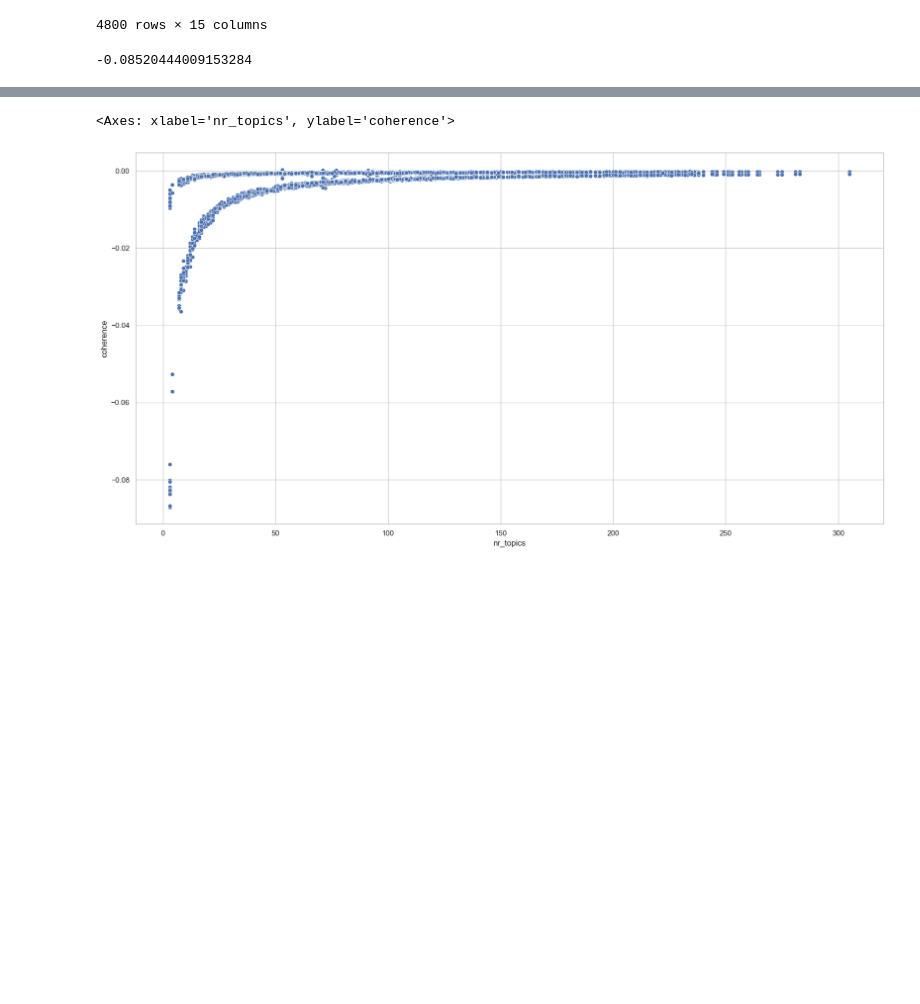
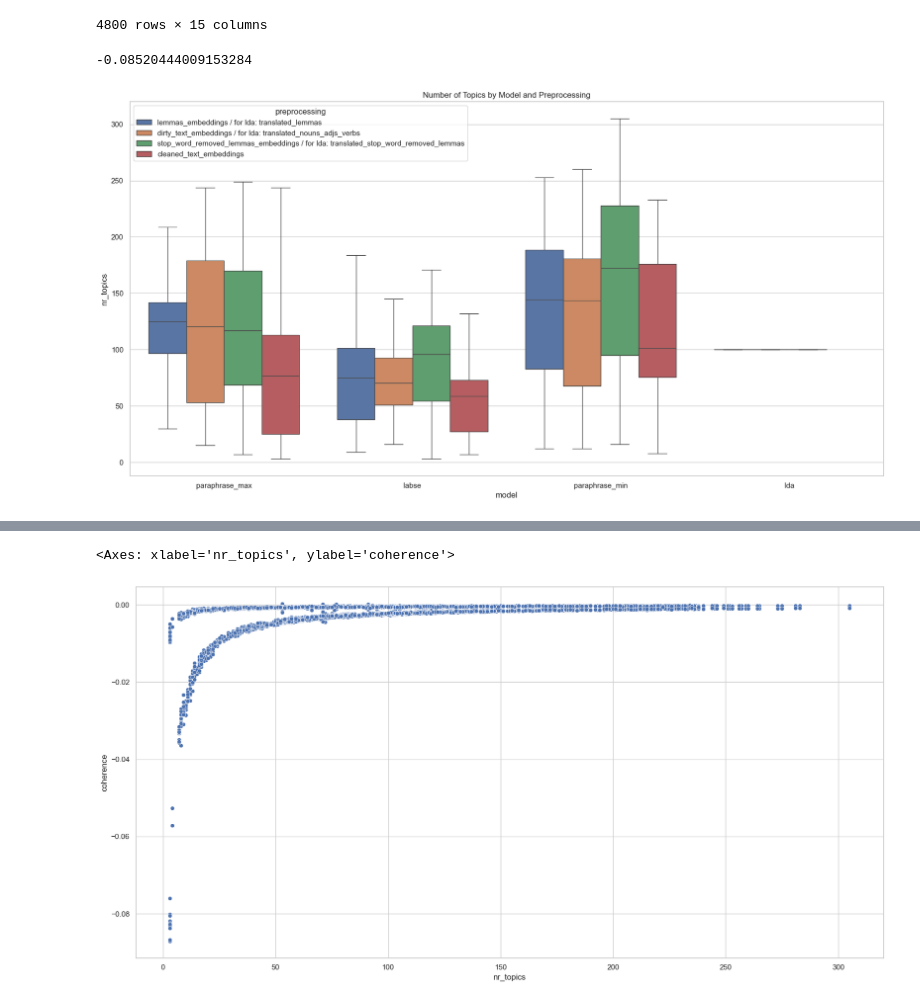
Before and after one commit to Freshpinguin/TopicAnalysisRUWTweets, a Jupyter notebook: 14TranslatedMetricsEval.ipynb, the cells around one changed output, grey strips where cells are left out. Saved outputs shown, nothing was run; the diff lists cells and outputs as text; code cells hidden in the pictures; blank space fills up the shorter version.

```diff
--- a/14TranslatedMetricsEval.ipynb
+++ b/14TranslatedMetricsEval.ipynb
@@ -103,6 +148,45 @@ df.query("eval_space=='translated_stop_word_removed_lemmas'")["coherence"].corr(
 )
 # %% [output]
 -0.08520444009153284
+# %%
+import seaborn as sns
+import matplotlib.pyplot as plt
+
+plt.rcParams["figure.figsize"] = [20, 10]
+
+
+sns.set_theme(style="whitegrid")
+ax = sns.boxplot(
+    data=df.query("eval_space=='translated_stop_word_removed_lemmas'"),
+    x="model",
+    y="nr_topics",
+    hue="preprocessing",
+    showfliers=False,
+)
+
+
+new_labels = [
+    " / for lda: translated_lemmas",
+    " / for lda: translated_nouns_adjs_verbs",
+    " / for lda: translated_stop_word_removed_lemmas",
+    "",
+]
+for t, l in zip(ax.legend_.texts, new_labels):
+    t.set_text(t.get_text() + l)
+
+ax.set_title("Number of Topics by Model and Preprocessing")
+
+plt.savefig(
+    "/Users/robinfeldmann/TopicAnalysisRUWTweets/Graphs/CaseStuy2/nr_topics.png"
+)
+plt.savefig(
+    "/Users/robinfeldmann/TopicAnalysisRUWTweets/Graphs/CaseStuy2/nr_topics.pdf"
+)
+plt.savefig(
+    "/Users/robinfeldmann/TopicAnalysisRUWTweets/Graphs/CaseStuy2/nr_topics.svg"
+)
+# %% [output]
+[figure, added]
 # %%
 import seaborn as sns
 import matplotlib.pyplot as plt
```
Also changed, not shown: parts of 9 cells of this notebook, 28 other files.
